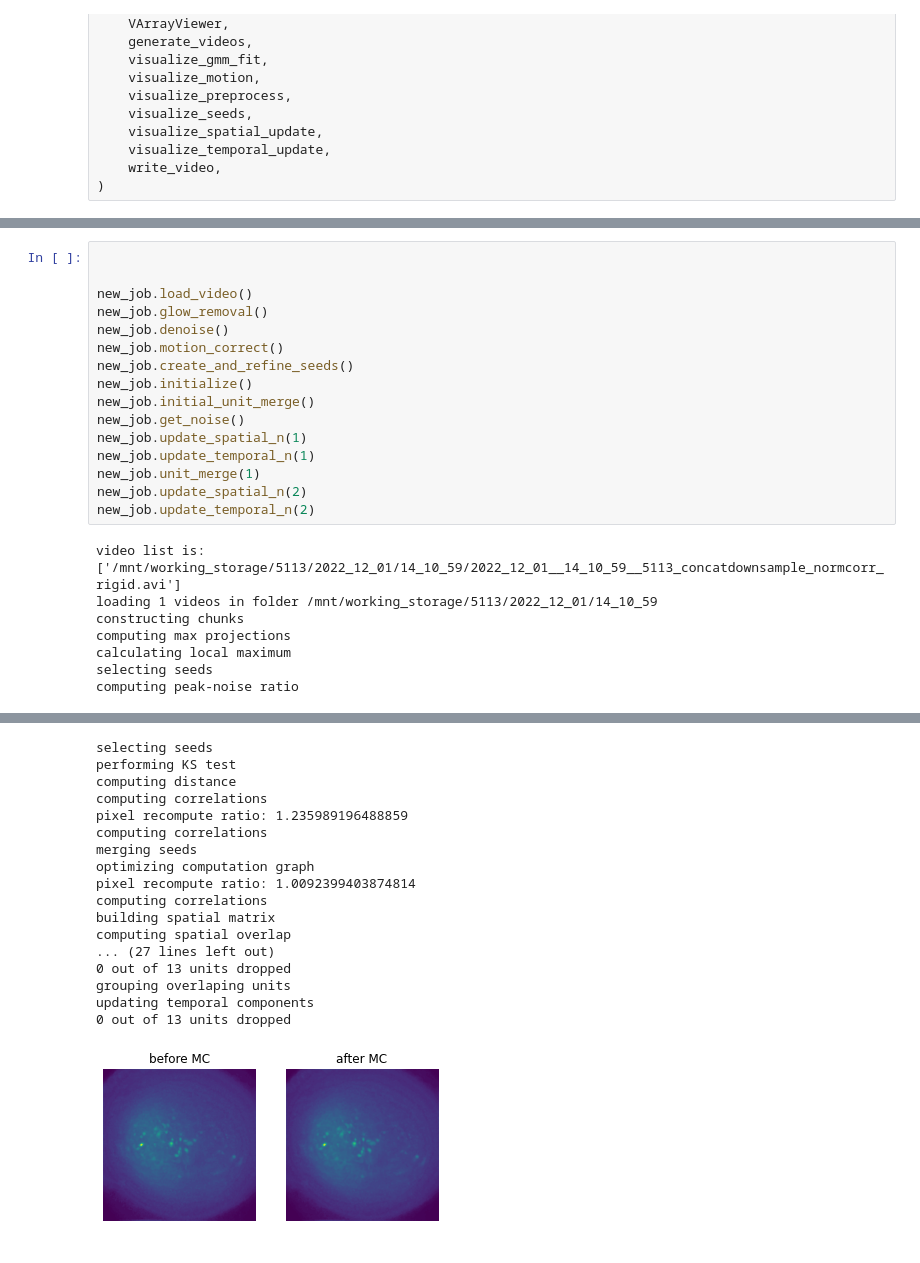
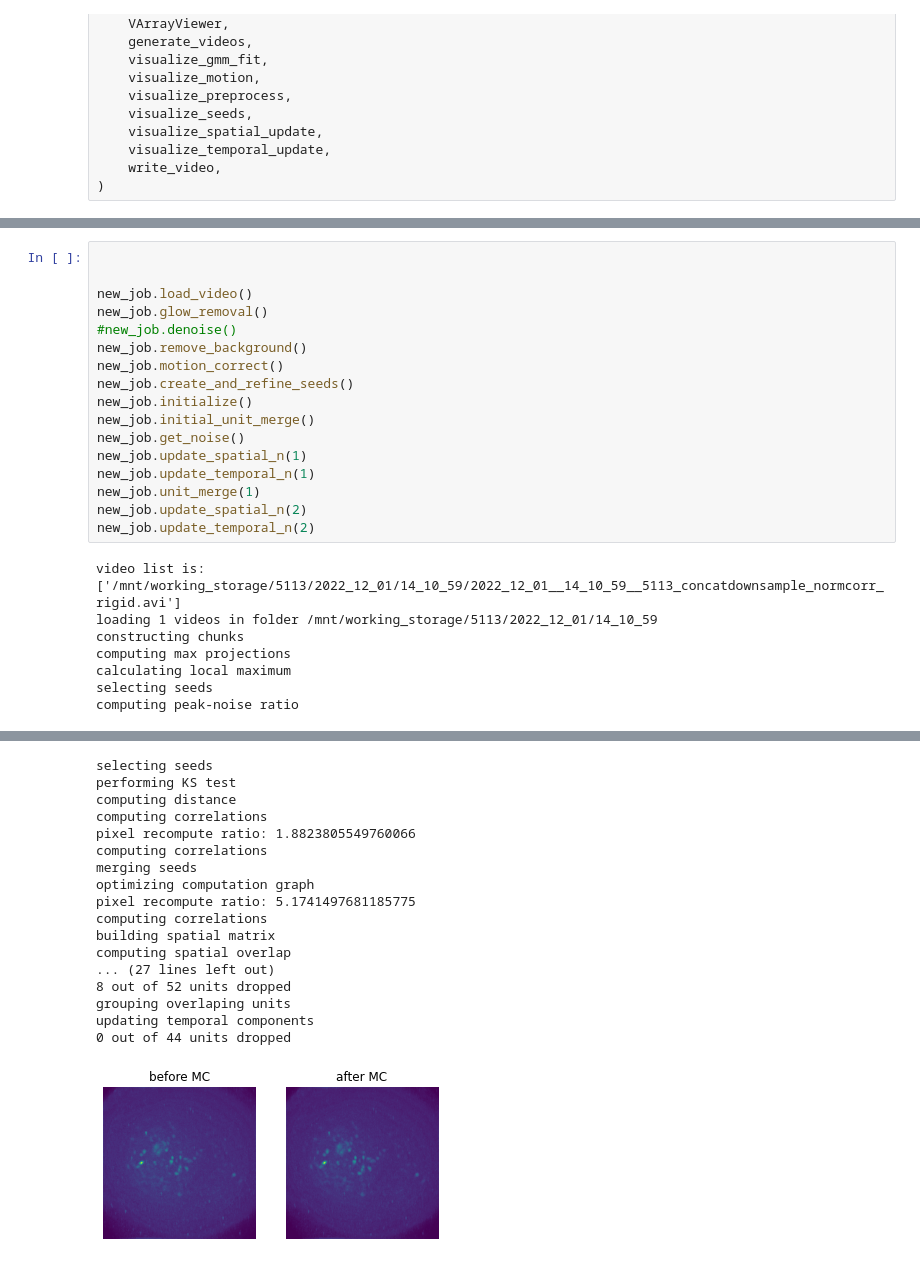
Before and after one commit to dprotter/minian_wrapper, a Jupyter notebook: config_file_pipeline.ipynb, the cells around one changed output, grey strips where cells are left out. Saved outputs shown, nothing was run; the diff lists cells and outputs as text.

```diff
--- a/config_file_pipeline.ipynb
+++ b/config_file_pipeline.ipynb
@@ -568,7 +606,8 @@ new_job.param_load_video.pattern = '2022_12_01__14_10_59__5113_concatdownsample_
 
 new_job.load_video()
 new_job.glow_removal()
-new_job.denoise()
+#new_job.denoise()
+new_job.remove_background()
 new_job.motion_correct()
 new_job.create_and_refine_seeds()
 new_job.initialize()
@@ -591,18 +633,18 @@ distributed.nanny - WARNING - Restarting worker
 selecting seeds
 performing KS test
 computing distance
 computing correlations
-pixel recompute ratio: 1.235989196488859
+pixel recompute ratio: 1.8823805549760066
 computing correlations
 merging seeds
 optimizing computation graph
-pixel recompute ratio: 1.0092399403874814
+pixel recompute ratio: 5.1741497681185775
 computing correlations
 building spatial matrix
 computing spatial overlap
 ... (27 lines left out)
-0 out of 13 units dropped
+8 out of 52 units dropped
 grouping overlaping units
 updating temporal components
-0 out of 13 units dropped
+0 out of 44 units dropped
-[figure, old version]
+[figure, new version]
```
Also changed, not shown: parts of 5 cells of this notebook.
